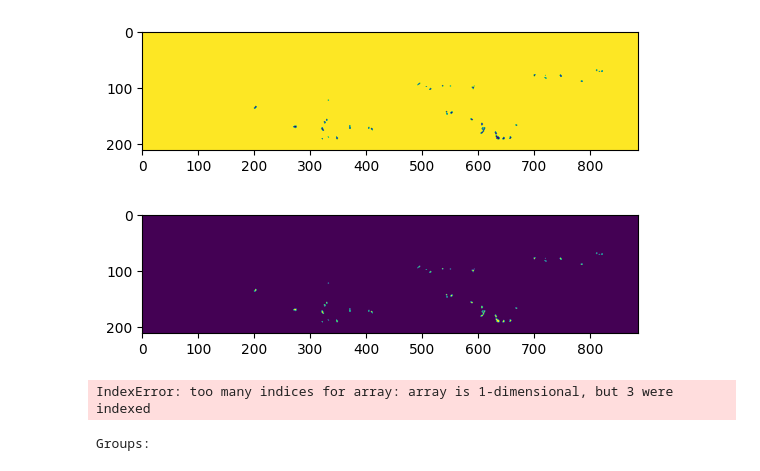
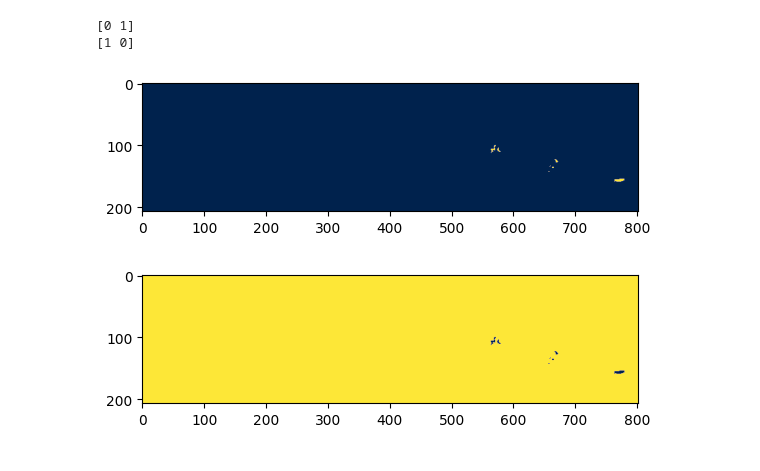
Before and after one commit to choROPeNt/3dseg, a Jupyter notebook: notebooks/pore-detection.ipynb, the cells around one changed output. Cells and saved outputs as stored; diff of their text form; code cells hidden in the pictures.

```diff
--- a/notebooks/pore-detection.ipynb
+++ b/notebooks/pore-detection.ipynb
@@ -11,3 +7,9 @@ file_bin = "Parallelprobe_Binaer.h5"
+# %%
+path = "/Volumes/warm_archiv/3dseg/data/pore-detection/Parallelprobe_Porenerkennung_test/raw"
+file_raw = "Parallelprobe_Porenerkennung_Validierung_890_210_763.h5"
+# file_bin = "Probe_Maskierung.h5"
+
+assert os.path.exists(os.path.join(path,file_raw)) #and os.path.exists(os.path.join(path,file_bin))
 # %%
 data = {}
 
@@ -18,17 +20,17 @@ with h5py.File(os.path.join(path,file_raw), "r") as file:
     for group in file:
         print(group)
 
-    data["raw"] = np.array(file['data']).astype(np.uint16)
+    data["raw"] = np.array(file['data']).astype(np.uint16).reshape((763,210,890))
 
 
-with h5py.File(os.path.join(path,file_bin), "r") as file:
+# with h5py.File(os.path.join(path,file_bin), "r") as file:
 
-    # List all the groups in the HDF5 file
-    print("Groups:")
-    for group in file:
-        print(group)
+#     # List all the groups in the HDF5 file
+#     print("Groups:")
+#     for group in file:
+#         print(group)
 
-    data["labels"] = np.array(file['data'][:]).astype(np.uint8)
+#     data["labels"] = np.array(file['data'][:]).astype(np.uint8)
 # %% [output]
 Groups:
 data
@@ -52,5 +47,0 @@ uint8
-# %%
-mask1 = data["labels"][np.newaxis, :, :, :]
-mask2 = np.bitwise_xor(data["labels"],1)[np.newaxis, :, :, :]
-
-data["masks"] = np.concatenate((mask2, mask1), axis=0).astype(bool)
@@ -57,13 +53,20 @@ data["masks"] = np.concatenate((mask2, mask1), axis=0).astype(bool)
+# %%
+obj_ids = np.unique(data["labels"])
+
+print(obj_ids)
+
+obj_ids = obj_ids[::-1]
+print(obj_ids)
+data["masks"] = data["labels"] == obj_ids[:, None, None ,None]
+# %% [output]
+[0 1]
+[1 0]
 # %%
-plt.imshow(data["masks"][0,3,::])
+plt.imshow(data["masks"][0,10,::])
 plt.show()
-plt.imshow(data["masks"][1,3,::])
+plt.imshow(data["masks"][1,10,::])
 plt.show()
 # %% [output]
-[figure, old version]
+[figure, new version]
-[figure, old version]
+[figure, new version]
-# %%
-plt.imshow(data["raw"][3,:,:])
-# %% [output]
-IndexError: too many indices for array: array is 1-dimensional, but 3 were indexed
 # %%
@@ -79,11 +75,0 @@ file_raw = "pinnprobe_valid.h5"
-# %%
-data = {}
-
-with h5py.File(os.path.join(path,file_raw), "r") as file:
-
-    # List all the groups in the HDF5 file
-    print("Groups:")
-    for group in file:
-        data[group] = file[group][:]
-# %% [output]
-Groups:
```
Also changed, not shown: parts of 10 cells of this notebook, 1 other file.
